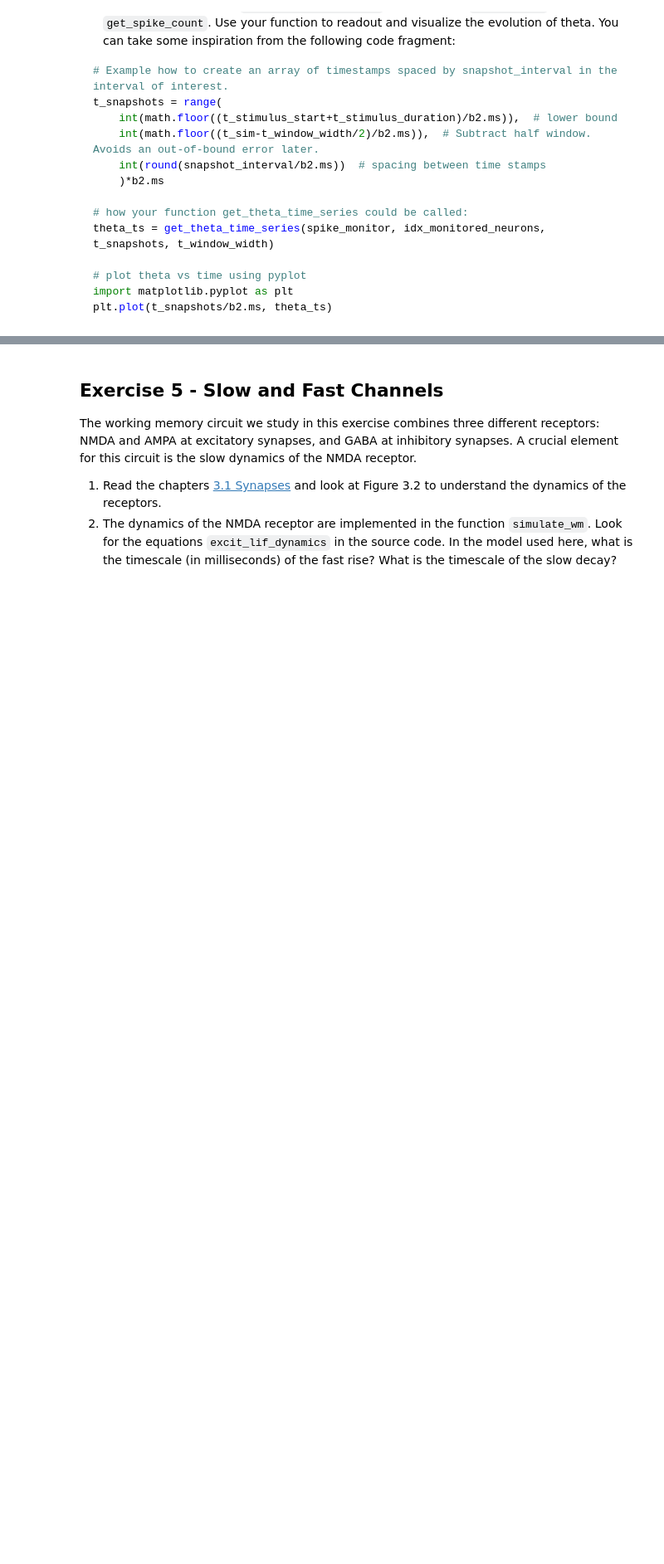
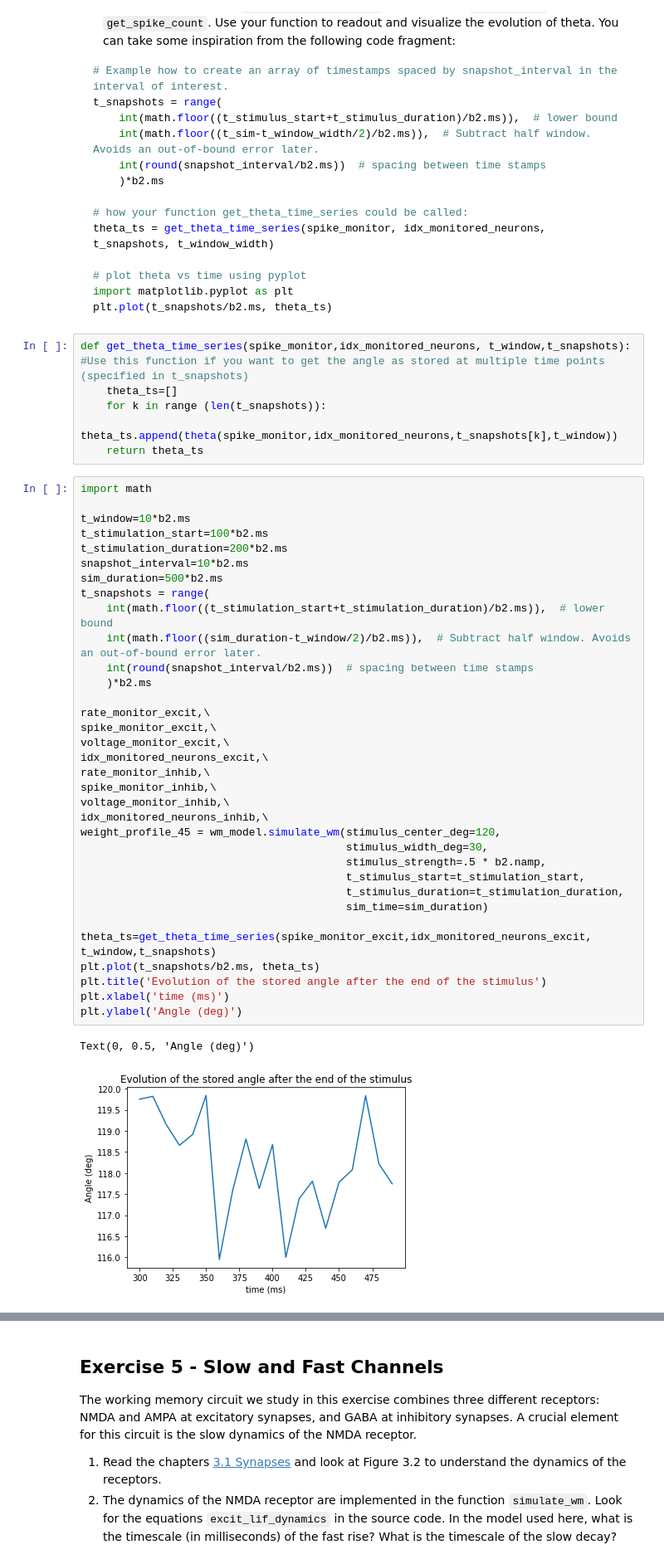
Before and after one commit to mackelab/msne-lsmlsda-2019, a Jupyter notebook: your-code/project3_FuIs/03_spatial_working_memory.ipynb, the cells around one changed output, grey strips where cells are left out. Shown at 83% size. Drawn from its saved outputs; the diff is of its cells as text; blank space fills up the shorter version.

````diff
--- a/your-code/project3_FuIs/03_spatial_working_memory.ipynb
+++ b/your-code/project3_FuIs/03_spatial_working_memory.ipynb
@@ -719,6 +716,50 @@ theta_ts = get_theta_time_series(spike_monitor, idx_monitored_neurons, t_snapsho
 import matplotlib.pyplot as plt
 plt.plot(t_snapshots/b2.ms, theta_ts)
 ```
+# %%
+def get_theta_time_series(spike_monitor,idx_monitored_neurons, t_window,t_snapshots):
+#Use this function if you want to get the angle as stored at multiple time points (specified in t_snapshots)
+    theta_ts=[]
+    for k in range (len(t_snapshots)):
+        theta_ts.append(theta(spike_monitor,idx_monitored_neurons,t_snapshots[k],t_window))
+    return theta_ts
+# %%
+import math
+
+t_window=10*b2.ms
+t_stimulation_start=100*b2.ms
+t_stimulation_duration=200*b2.ms
+snapshot_interval=10*b2.ms
+sim_duration=500*b2.ms
+t_snapshots = range(
+    int(math.floor((t_stimulation_start+t_stimulation_duration)/b2.ms)),  # lower bound
+    int(math.floor((sim_duration-t_window/2)/b2.ms)),  # Subtract half window. Avoids an out-of-bound error later.
+    int(round(snapshot_interval/b2.ms))  # spacing between time stamps
+    )*b2.ms
+
+rate_monitor_excit,\
+spike_monitor_excit,\
+voltage_monitor_excit,\
+idx_monitored_neurons_excit,\
+rate_monitor_inhib,\
+spike_monitor_inhib,\
+voltage_monitor_inhib,\
+idx_monitored_neurons_inhib,\
+weight_profile_45 = wm_model.simulate_wm(stimulus_center_deg=120,
+                                         stimulus_width_deg=30,
+                                         stimulus_strength=.5 * b2.namp,
+                                         t_stimulus_start=t_stimulation_start,
+                                         t_stimulus_duration=t_stimulation_duration,
+                                         sim_time=sim_duration)
+
+theta_ts=get_theta_time_series(spike_monitor_excit,idx_monitored_neurons_excit, t_window,t_snapshots)
+plt.plot(t_snapshots/b2.ms, theta_ts)
+plt.title('Evolution of the stored angle after the end of the stimulus')
+plt.xlabel('time (ms)')
+plt.ylabel('Angle (deg)')
+# %% [output]
+Text(0, 0.5, 'Angle (deg)')
+[figure, added]
 # %% [markdown]
 ## Exercise 4 - Visualize the Diffusion of the Population Vector
 
````
Also changed, not shown: parts of 2 cells of this notebook.
